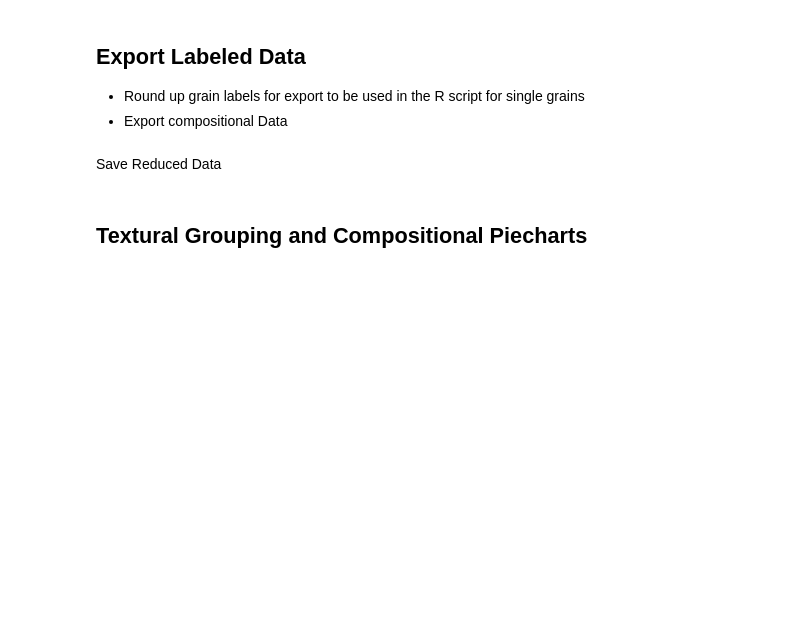
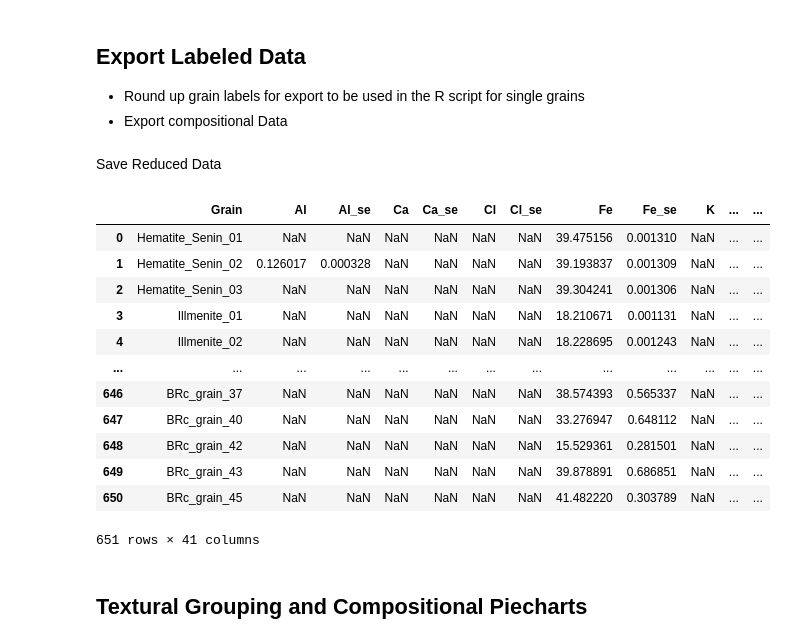
Before and after one commit to anthony-j-fuentes/Sed_Hematite_UPb, a Jupyter notebook: code/EDS_plotting.ipynb, the cells around one changed output. Saved outputs shown, nothing was run; the diff lists cells and outputs as text; code cells hidden in the pictures; blank space fills up the shorter version.

```diff
--- a/code/EDS_plotting.ipynb
+++ b/code/EDS_plotting.ipynb
@@ -1237,6 +1237,25 @@ jan29_stats.to_csv('../data/eds/atomic_tables/jan_29.csv',index=False)
 sep.to_csv('../data/eds/atomic_tables/sep_30.csv',index=False)
 # %%
 atomic_tables=pd.concat([sep,jan29_stats,jan14_stats,jan13_stats,dec19_stat,dec18_stat,dec12_stat,map_stat],axis=0,ignore_index=True)
+# %%
+float_cols=atomic_tables.select_dtypes(include=float).columns
+atomic_tables[float_cols]=atomic_tables[float_cols].mul(100)
+# %%
+atomic_tables
+# %% [output]
+|  | Grain | Al | Al_se | Ca | Ca_se | Cl | Cl_se | Fe | Fe_se | K | ... | ... |
+| 0 | Hematite_Senin_01 | NaN | NaN | NaN | NaN | NaN | NaN | 39.475156 | 0.001310 | NaN | ... | ... |
+| 1 | Hematite_Senin_02 | 0.126017 | 0.000328 | NaN | NaN | NaN | NaN | 39.193837 | 0.001309 | NaN | ... | ... |
+| 2 | Hematite_Senin_03 | NaN | NaN | NaN | NaN | NaN | NaN | 39.304241 | 0.001306 | NaN | ... | ... |
+| 3 | Illmenite_01 | NaN | NaN | NaN | NaN | NaN | NaN | 18.210671 | 0.001131 | NaN | ... | ... |
+| 4 | Illmenite_02 | NaN | NaN | NaN | NaN | NaN | NaN | 18.228695 | 0.001243 | NaN | ... | ... |
+| ... | ... | ... | ... | ... | ... | ... | ... | ... | ... | ... | ... | ... |
+| 646 | BRc_grain_37 | NaN | NaN | NaN | NaN | NaN | NaN | 38.574393 | 0.565337 | NaN | ... | ... |
+| 647 | BRc_grain_40 | NaN | NaN | NaN | NaN | NaN | NaN | 33.276947 | 0.648112 | NaN | ... | ... |
+| 648 | BRc_grain_42 | NaN | NaN | NaN | NaN | NaN | NaN | 15.529361 | 0.281501 | NaN | ... | ... |
+| 649 | BRc_grain_43 | NaN | NaN | NaN | NaN | NaN | NaN | 39.878891 | 0.686851 | NaN | ... | ... |
+| 650 | BRc_grain_45 | NaN | NaN | NaN | NaN | NaN | NaN | 41.482220 | 0.303789 | NaN | ... | ... |
+651 rows × 41 columns
 # %%
 atomic_tables.sort_values(by='Grain',inplace=True)
 atomic_tables.to_csv('../data/eds/atomic_tables/full_eds_table.csv',index=False)
```
Also changed, not shown: parts of 1 cell of this notebook, 24 other files.
